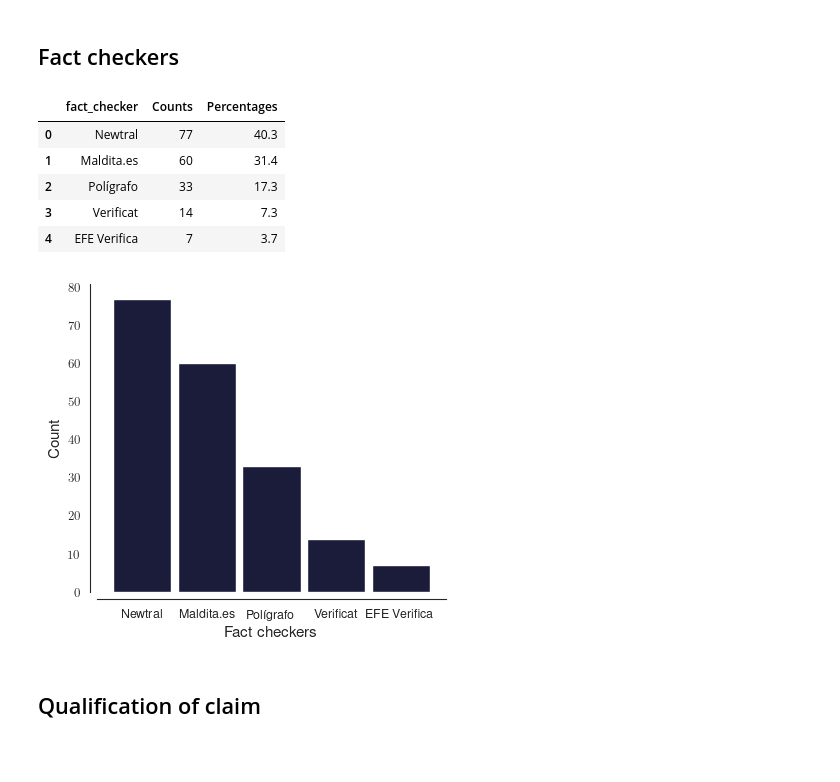
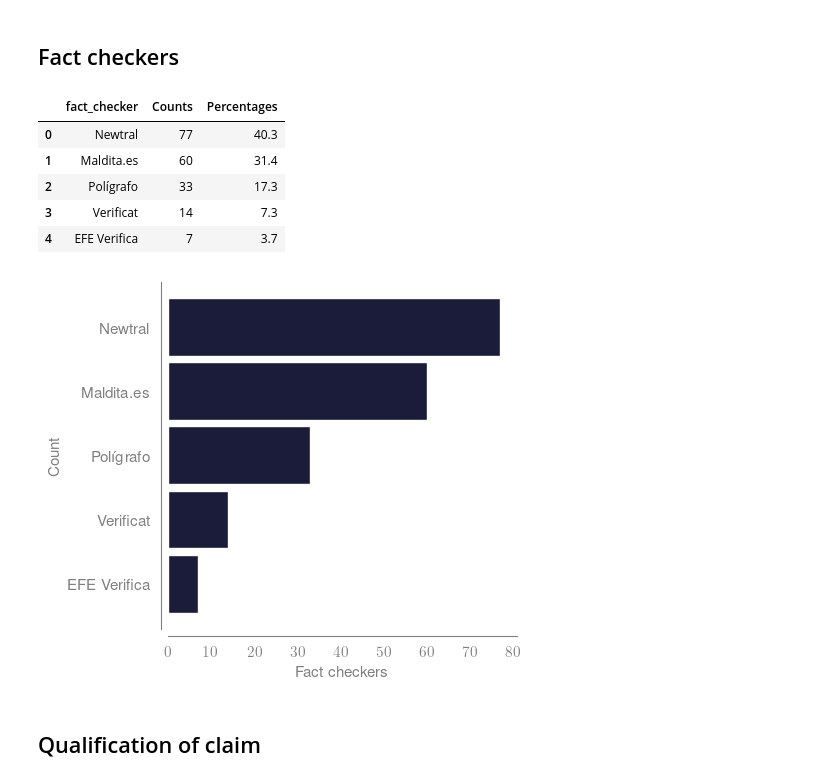
Before and after one commit to TeMU-BSC/iberifier, a Jupyter notebook: analysis/Selected_plots.ipynb, the cells around one changed output. Cells and saved outputs as stored; diff of their text form; code cells hidden in the pictures; blank space fills up the shorter version.

Commit message:
Add selected plots

```diff
--- a/analysis/Selected_plots.ipynb
+++ b/analysis/Selected_plots.ipynb
@@ -51,4 +54,7 @@ plt.rcParams.update({
 
 })
 # %%
-sns_color_palette_cat = sns.color_palette('EDMO_divert')#[::-1]
+sns_color_palette_cat = sns.color_palette('EDMO_divert', 10)#[::-1]
+random.seed(4)
+random.shuffle(sns_color_palette_cat)
+sns_color_palette_cat
@@ -84,13 +101,13 @@ def extract_values(series, key):
     return series.apply(extract)
 # %%
 def define_colours(df, column):
-    # Define the colour for the fact-checker to be coherent
-    colours_fact_checker = dict()
+    # Define the colour for the different categorical variables to be coherent
+    colours= dict()
     df = df.explode(column)
 
     for i, j in enumerate(np.sort(df[column].unique())):
-        colours_fact_checker[j] = plt.cm.colors.to_rgba(sns_color_palette_cat[i])
-    return colours_fact_checker
+        colours[j] = plt.cm.colors.to_rgba(sns_color_palette_cat[i])
+    return colours
 
 
 def get_values_count(df, column):
@@ -414,34 +455,37 @@ df_overview
 # %%
 field = 'fact_checker'
 
 # Define the colour for the fact-checker to be coherent
 colours_fact_checker = define_colours(df_iberifier, field)
 
 # Get the counts
 field_counts = get_values_count(df_iberifier, field)
 
 # Get per days
 field_dates, field_dates_norm = output_df_for_cross(df_iberifier, 'date', field, reorder_first=False, reorder_second=True)
 
 # Get the table
 ## Save the table
 #field_counts.to_csv(f"./tables/{sample}_proportion_{field}.csv")
 
 # Get the plot
-filename, fig, ax = plot_counts(field_counts, field)
+filename, fig, ax = plot_counts(field_counts, field, kind_bar='barh')
 ax.set_xlabel('Fact checkers')
+#ax.tick_params(rotation=90)
+
 ## Save the plot
+save_plot(fig, ax, filename, 'all', legend=False)
 
 # Output the table
 field_counts
 # %% [output]
 |  | fact_checker | Counts | Percentages |
 | 0 | Newtral | 77 | 40.3 |
 | 1 | Maldita.es | 60 | 31.4 |
 | 2 | Polígrafo | 33 | 17.3 |
 | 3 | Verificat | 14 | 7.3 |
 | 4 | EFE Verifica | 7 | 3.7 |
-[figure, old version]
+[figure, new version]
 # %% [markdown]
 ## Qualification of claim
 # %%
```
Also changed, not shown: parts of 56 cells of this notebook, 24 other files.
